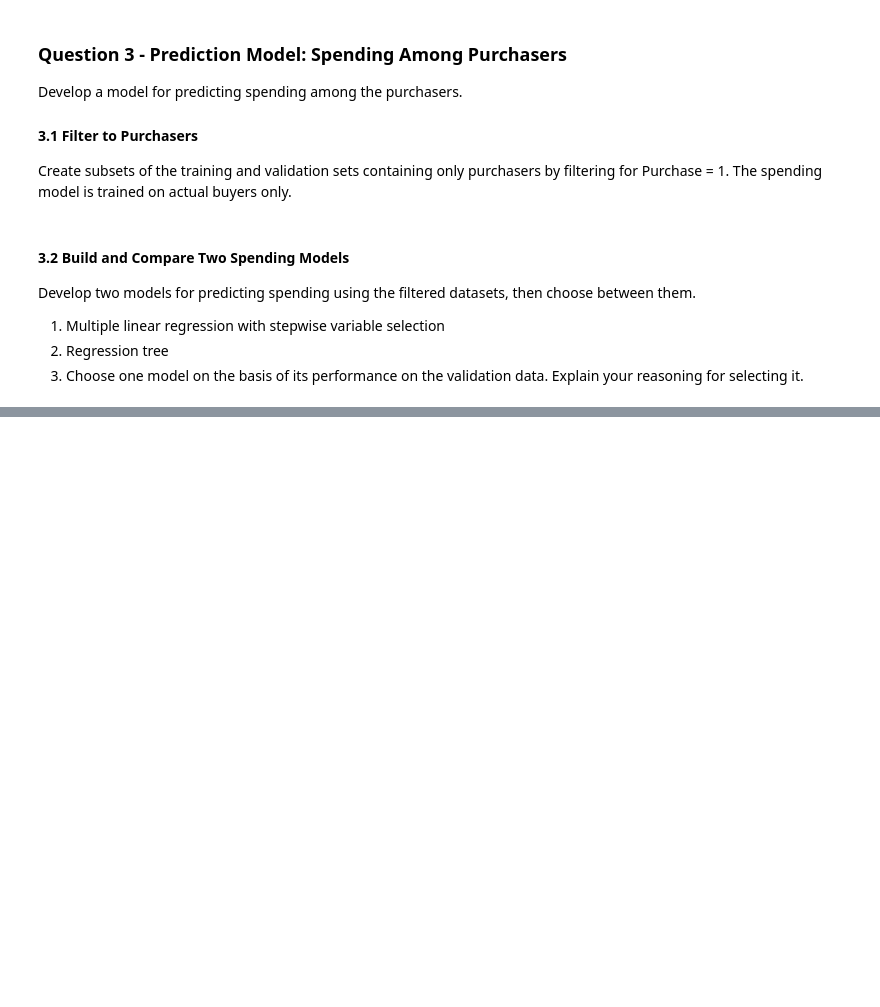
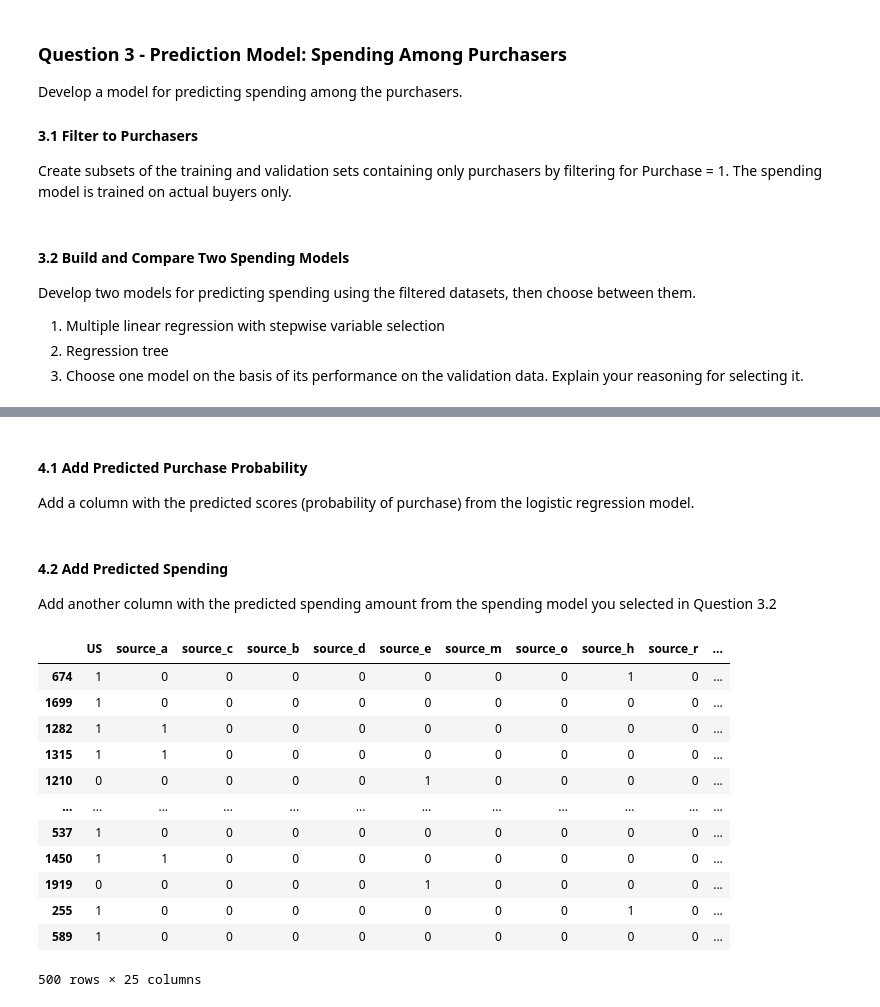
Before and after one commit to sascott9655/ADS-505-, a Jupyter notebook: HW2_Tayko_Cataloger.ipynb, the cells around one changed output, grey strips where cells are left out. Drawn from its saved outputs; the diff is of its cells as text; code cells hidden in the pictures; blank space fills up the shorter version.

```diff
--- a/HW2_Tayko_Cataloger.ipynb
+++ b/HW2_Tayko_Cataloger.ipynb
@@ -235,0 +249,10 @@ sfs_stepwise = sfs_stepwise.fit(holdout_purchase_mask, holdout_y)
+# %%
+#We used the stepwise selection algorithm to find best subset
+best_subset = sfs_stepwise.subsets_[1]
+for v in sfs_stepwise.subsets_.values():
+    if v['avg_score'] > best_subset['avg_score']:
+        best_subset = v
+
+print(f"Best accuracy score: {- best_subset['avg_score']:.2f}")
+print(f"Best subset (indices): {best_subset['feature_idx']}")
+print(f"Best subset (feat_name): {best_subset['feature_names']}")
@@ -235,0 +263,4 @@ sfs_stepwise = sfs_stepwise.fit(holdout_purchase_mask, holdout_y)
+# %%
+selected_features = list(best_subset['feature_names'])
+model1.fit(train_purchase_mask[selected_features],train_purchase_spending)
+model1_pred = model1.predict(test_purchase_mask[selected_features])
@@ -235,0 +312,3 @@ sfs_stepwise = sfs_stepwise.fit(holdout_purchase_mask, holdout_y)
+# %%
+Score_Analysis = pd.concat([test_X, test_y], axis=1)
+Score_Analysis.head()
@@ -235,0 +323,29 @@ sfs_stepwise = sfs_stepwise.fit(holdout_purchase_mask, holdout_y)
+# %% [markdown]
+#### 4.1 Add Predicted Purchase Probability
+Add a column with the predicted scores (probability of purchase) from the logistic regression model.
+# %%
+Score_Analysis['Prob_of_Purch'] = log_reg_probs
+# %% [markdown]
+#### 4.2 Add Predicted Spending
+Add another column with the predicted spending amount from the spending model you selected in
+Question 3.2
+# %%
+Score_Analysis['Predicted_Spending'] = 0.00 #impute purchasers = 0 with 0 spending
+
+Score_Analysis.loc[test_purchase_mask.index, 'Predicted_Spending'] = model1_pred.round(2)
+
+Score_Analysis
+# %% [output]
+|  | US | source_a | source_c | source_b | source_d | source_e | source_m | source_o | source_h | source_r | ... |
+| 674 | 1 | 0 | 0 | 0 | 0 | 0 | 0 | 0 | 1 | 0 | ... |
+| 1699 | 1 | 0 | 0 | 0 | 0 | 0 | 0 | 0 | 0 | 0 | ... |
+| 1282 | 1 | 1 | 0 | 0 | 0 | 0 | 0 | 0 | 0 | 0 | ... |
+| 1315 | 1 | 1 | 0 | 0 | 0 | 0 | 0 | 0 | 0 | 0 | ... |
+| 1210 | 0 | 0 | 0 | 0 | 0 | 1 | 0 | 0 | 0 | 0 | ... |
+| ... | ... | ... | ... | ... | ... | ... | ... | ... | ... | ... | ... |
+| 537 | 1 | 0 | 0 | 0 | 0 | 0 | 0 | 0 | 0 | 0 | ... |
+| 1450 | 1 | 1 | 0 | 0 | 0 | 0 | 0 | 0 | 0 | 0 | ... |
+| 1919 | 0 | 0 | 0 | 0 | 0 | 1 | 0 | 0 | 0 | 0 | ... |
+| 255 | 1 | 0 | 0 | 0 | 0 | 0 | 0 | 0 | 1 | 0 | ... |
+| 589 | 1 | 0 | 0 | 0 | 0 | 0 | 0 | 0 | 0 | 0 | ... |
+500 rows × 25 columns
```
Also changed, not shown: parts of 19 cells of this notebook.
